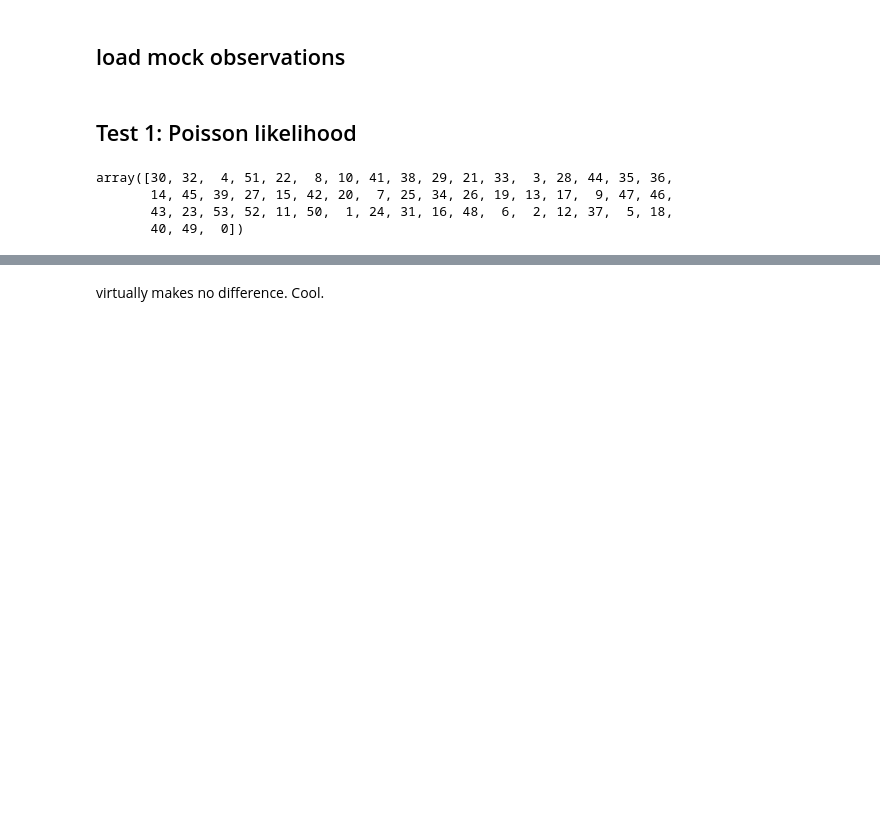
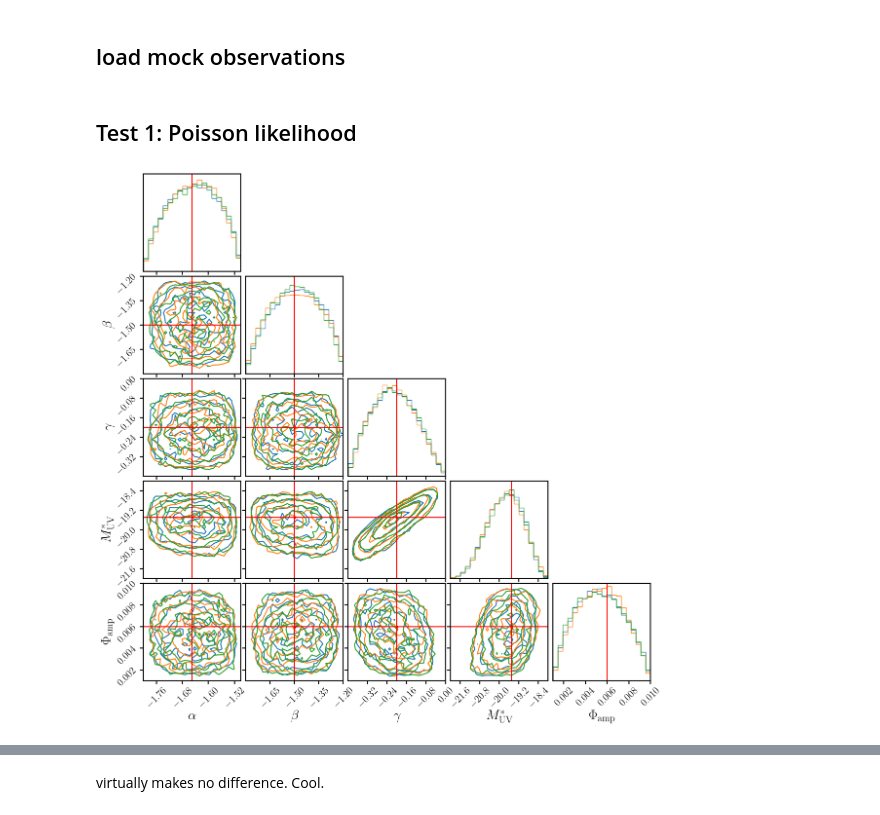
Before and after one commit to changhoonhahn/px2cosmo, a Jupyter notebook: nb/mock/nde_comparison.ipynb, the cells around one changed output, grey strips where cells are left out. Saved outputs shown, nothing was run; the diff lists cells and outputs as text; code cells hidden in the pictures; blank space fills up the shorter version.

```diff
--- a/nb/mock/nde_comparison.ipynb
+++ b/nb/mock/nde_comparison.ipynb
@@ -65,7 +52,0 @@ for trial in study.trials:
-# %%
-np.array(ntrials)[np.argsort(losses)]
-# %% [output]
-array([30, 32,  4, 51, 22,  8, 10, 41, 38, 29, 21, 33,  3, 28, 44, 35, 36,
-       14, 45, 39, 27, 15, 42, 20,  7, 25, 34, 26, 19, 13, 17,  9, 47, 46,
-       43, 23, 53, 52, 11, 50,  1, 24, 31, 16, 48,  6,  2, 12, 37,  5, 18,
-       40, 49,  0])
@@ -72 +95,26 @@ array([30, 32,  4, 51, 22,  8, 10, 41, 38, 29, 21, 33,  3, 28, 44, 35, 36,
+# %%
+mcmc_samplers_z14 = test_Poisson('z14',
+                                 ['/Users/ch54662/data/px2cosmo/mock/ndes/q_omegat_log1pN_z14/q_omegat_log1pN_z14.28.pt',
+                                  '/Users/ch54662/data/px2cosmo/mock/ndes/q_omegat_log1pN_z14/q_omegat_log1pN_z14.32.pt',
+                                  '/Users/ch54662/data/px2cosmo/mock/ndes/q_omegat_log1pN_z14/q_omegat_log1pN_z14.44.pt'])
+# %%
+fig = DFM.corner(mcmc_samplers_z14[0].flatchain[5000:,:], color='C0', plot_density=False, plot_datapoints=False,
+                 range=[(-1.8, -1.5), (-1.8, -1.2), (-0.4, 0.0), (-22, -18), (1e-3, 1e-2)],
+                 hist_kwargs={'density': True},
+                 labels=[r'$\alpha$', r'$\beta$', r'$\gamma$', r'$M_{\rm UV}^*$', r'$\Phi_{\rm amp}$'], label_kwargs={'fontsize': 20})
+fig = DFM.corner(mcmc_samplers_z14[1].flatchain[5000:,:], color='C1', plot_density=False, plot_datapoints=False,
+                 range=[(-1.8, -1.5), (-1.8, -1.2), (-0.4, 0.0), (-22, -18), (1e-3, 1e-2)],
+                 hist_kwargs={'density': True},
+                 labels=[r'$\alpha$', r'$\beta$', r'$\gamma$', r'$M_{\rm UV}^*$', r'$\Phi_{\rm amp}$'], label_kwargs={'fontsize': 20},
+                 fig=fig)
+fig = DFM.corner(mcmc_samplers_z14[2].flatchain[5000:,:], color='C2', plot_density=False, plot_datapoints=False,
+                 range=[(-1.8, -1.5), (-1.8, -1.2), (-0.4, 0.0), (-22, -18), (1e-3, 1e-2)],
+                 hist_kwargs={'density': True},
+                 labels=[r'$\alpha$', r'$\beta$', r'$\gamma$', r'$M_{\rm UV}^*$', r'$\Phi_{\rm amp}$'], label_kwargs={'fontsize': 20},
+                 fig=fig)
+
+DFM.overplot_points(fig, [omega_true], color='red')
+DFM.overplot_lines(fig, omega_true, color='red')
+# %% [output]
+[figure, added]
 # %%
```
Also changed, not shown: parts of 30 cells of this notebook.
